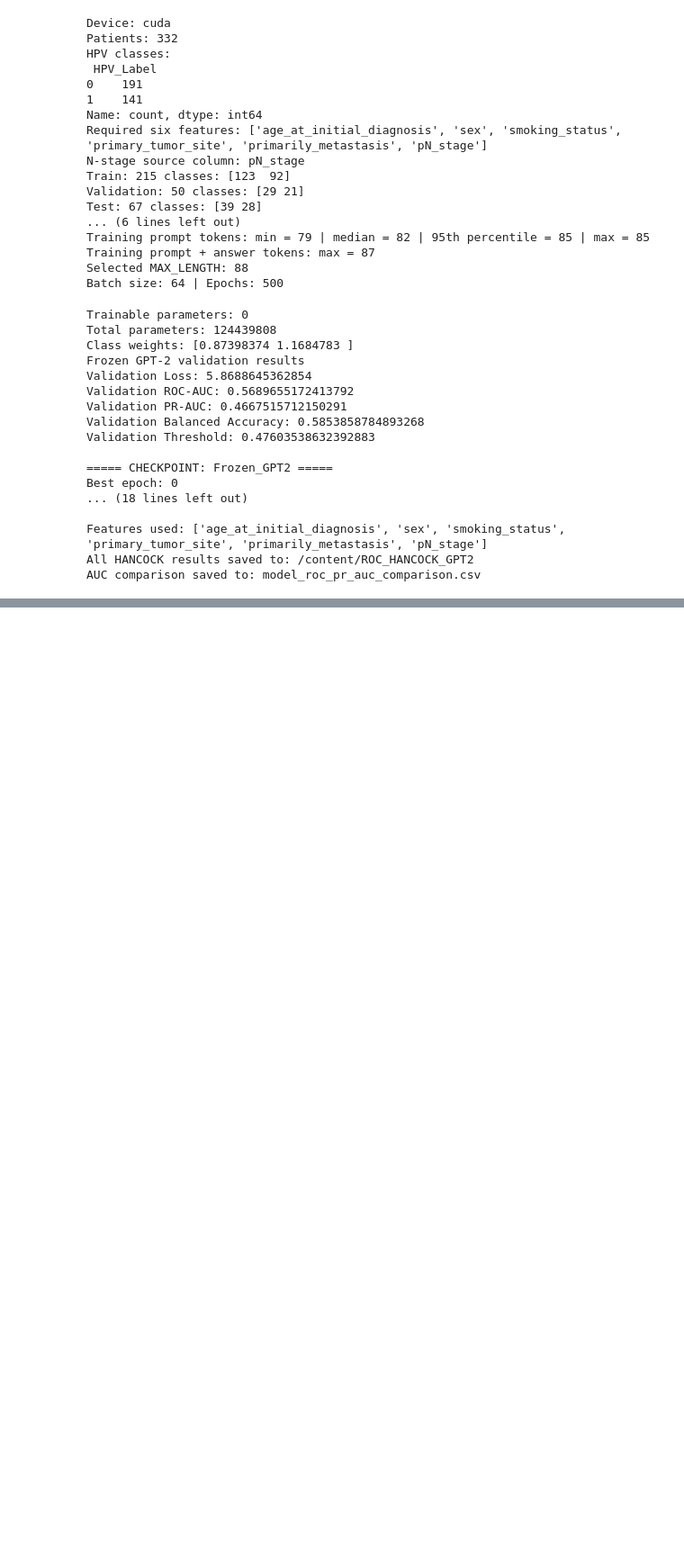
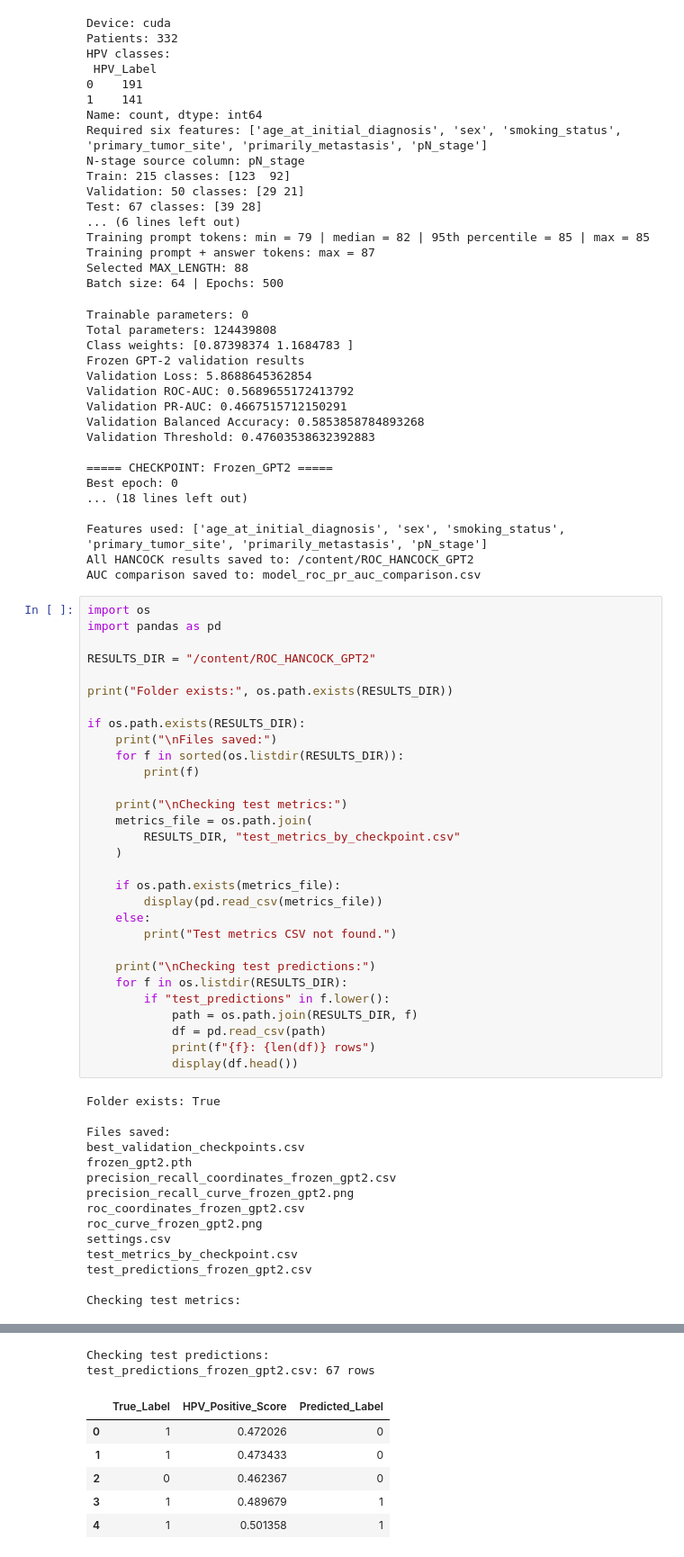
Before and after one commit to miriamamin1213-ux/ValidationSET, a Jupyter notebook: HancockGPT2Gen.ipynb, the cells around one changed output, grey strips where cells are left out. Shown at 90% size. Cells and saved outputs as stored; diff of their text form; blank space fills up the shorter version.

```diff
--- a/HancockGPT2Gen.ipynb
+++ b/HancockGPT2Gen.ipynb
@@ -868,3 +868,48 @@ Best epoch: 0
 Features used: ['age_at_initial_diagnosis', 'sex', 'smoking_status', 'primary_tumor_site', 'primarily_metastasis', 'pN_stage']
 All HANCOCK results saved to: /content/ROC_HANCOCK_GPT2
 AUC comparison saved to: model_roc_pr_auc_comparison.csv
+# %%
+import os
+import pandas as pd
+
+RESULTS_DIR = "/content/ROC_HANCOCK_GPT2"
+
+print("Folder exists:", os.path.exists(RESULTS_DIR))
+
+if os.path.exists(RESULTS_DIR):
+    print("\nFiles saved:")
+    for f in sorted(os.listdir(RESULTS_DIR)):
+        print(f)
+
+    print("\nChecking test metrics:")
+    metrics_file = os.path.join(
+        RESULTS_DIR, "test_metrics_by_checkpoint.csv"
+    )
+
+    if os.path.exists(metrics_file):
+        display(pd.read_csv(metrics_file))
+    else:
+        print("Test metrics CSV not found.")
+
+    print("\nChecking test predictions:")
+    for f in os.listdir(RESULTS_DIR):
+        if "test_predictions" in f.lower():
+            path = os.path.join(RESULTS_DIR, f)
+            df = pd.read_csv(path)
+            print(f"{f}: {len(df)} rows")
+            display(df.head())
+# %% [output]
+Folder exists: True
+
+Files saved:
+best_validation_checkpoints.csv
+frozen_gpt2.pth
+precision_recall_coordinates_frozen_gpt2.csv
+precision_recall_curve_frozen_gpt2.png
+roc_coordinates_frozen_gpt2.csv
+roc_curve_frozen_gpt2.png
+settings.csv
+test_metrics_by_checkpoint.csv
+test_predictions_frozen_gpt2.csv
+
+Checking test metrics:
@@ -870,0 +918,8 @@ AUC comparison saved to: model_roc_pr_auc_comparison.csv
+Checking test predictions:
+test_predictions_frozen_gpt2.csv: 67 rows
+|  | True_Label | HPV_Positive_Score | Predicted_Label |
+| 0 | 1 | 0.472026 | 0 |
+| 1 | 1 | 0.473433 | 0 |
+| 2 | 0 | 0.462367 | 0 |
+| 3 | 1 | 0.489679 | 1 |
+| 4 | 1 | 0.501358 | 1 |
```
Also changed, not shown: parts of 2 cells of this notebook.
